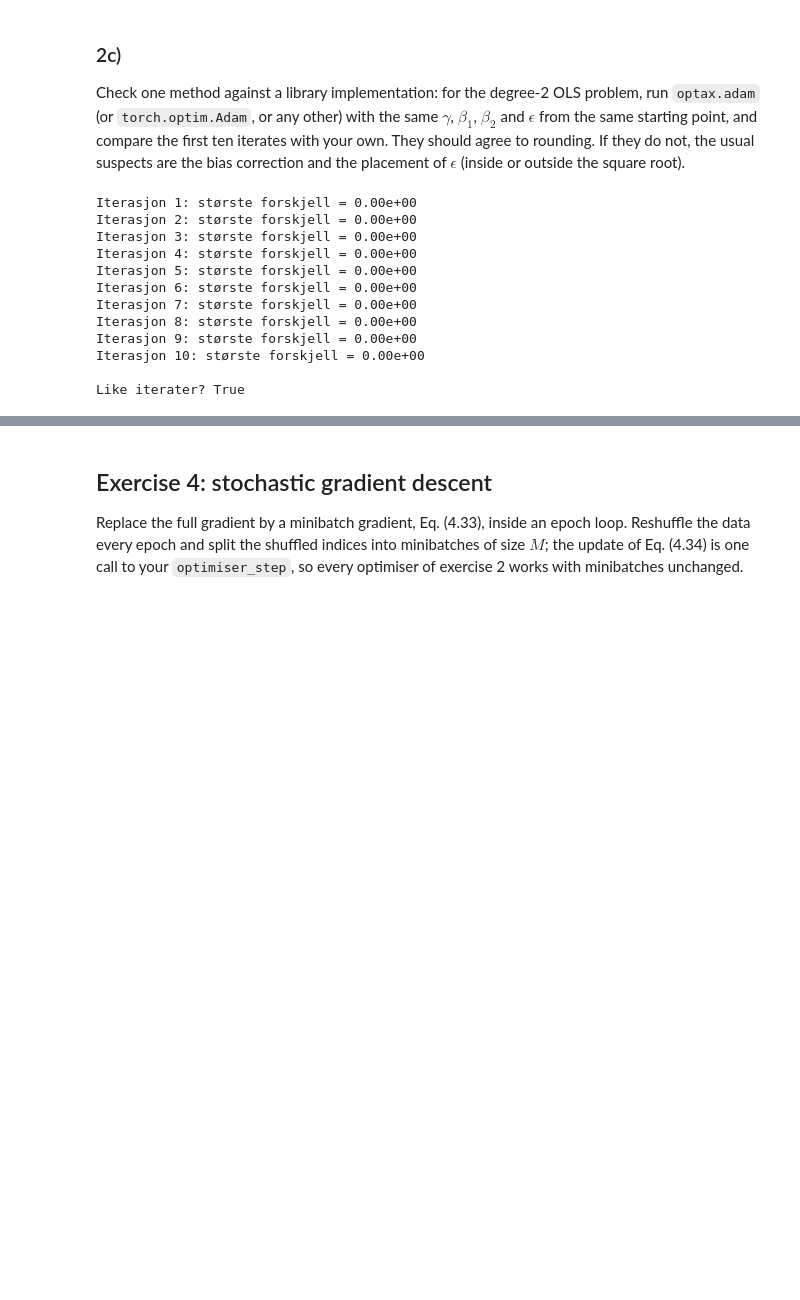
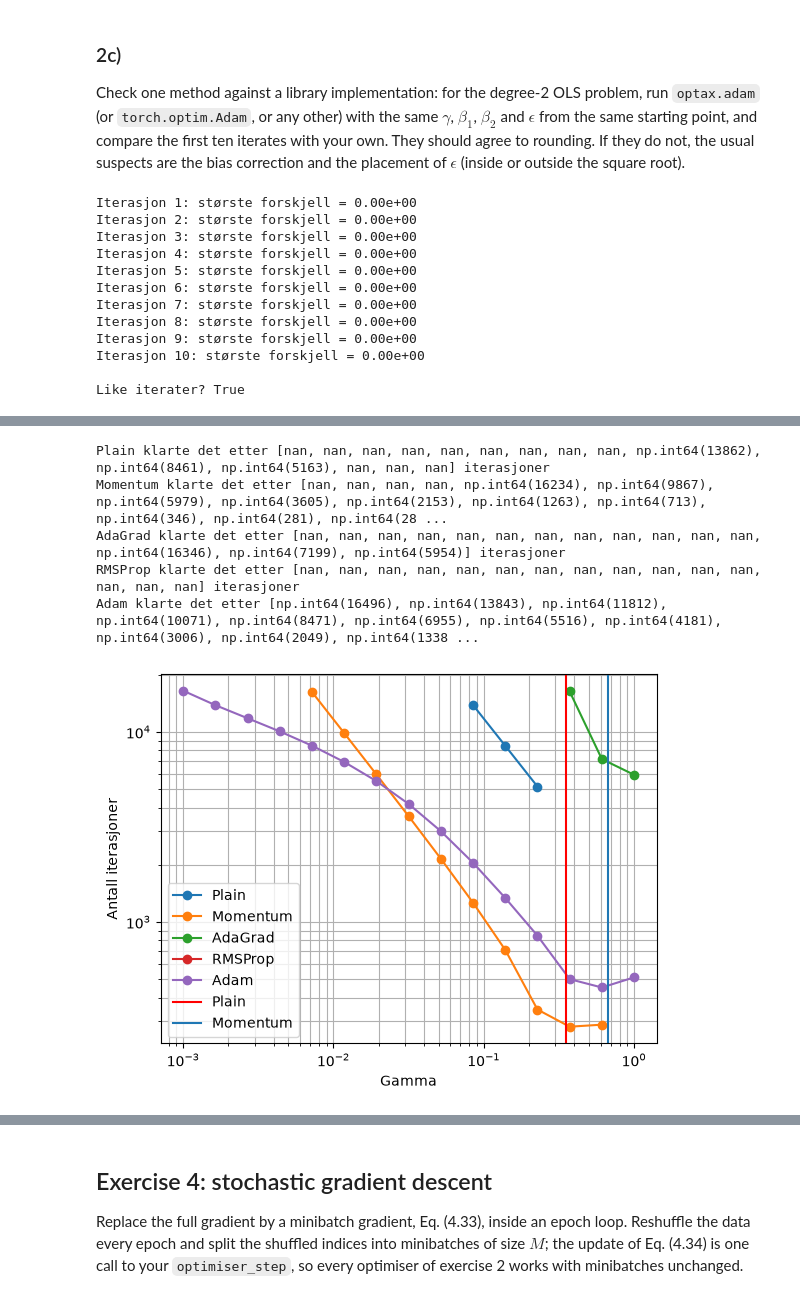
Before and after one commit to Timholmen96/MachineLearningUiO, a Jupyter notebook: doc/WeeklyMaterial/week38/exercisesweek38.ipynb, the cells around one changed output, grey strips where cells are left out. Cells and saved outputs as stored; diff of their text form; code cells hidden in the pictures; blank space fills up the shorter version.

```diff
--- a/doc/WeeklyMaterial/week38/exercisesweek38.ipynb
+++ b/doc/WeeklyMaterial/week38/exercisesweek38.ipynb
@@ -452,0 +439,65 @@ what is the lesson for how optimisers should be compared in Project 1?
+# %%
+gam3 = np.logspace(-3,0,15)
+lmb = 0 # OLS Problem
+
+degree = 5
+theta0 = np.zeros(degree)
+grad = lambda th: gradient(th, X5, y5, lam = 0.0)
+it_R = {}
+n_i = 20000
+def run_throug_gamlog(gamma):
+    runs = {
+        "Plain":    optimise(grad, theta0, "plain",    gamma=gamma, num_iters=n_i)[0],
+        "Momentum": optimise(grad, theta0, "momentum", gamma=gamma, num_iters=n_i)[0],
+        "AdaGrad":  optimise(grad, theta0, "adagrad",  gamma=gamma, num_iters=n_i)[0],
+        "RMSProp": optimise(grad, theta0, "rmsprop",  gamma=gamma, num_iters=n_i)[0],
+        "Adam":     optimise(grad, theta0, "adam",     gamma=gamma, num_iters=n_i)[0],
+    }
+    for name, history in runs.items():
+        iterations = np.arange(len(history))
+        error = np.abs(history - theta5D_O)
+
+        total_error = np.linalg.norm(history - theta5D_O, axis=1)
+        reached = np.flatnonzero(total_error < 1e-6)
+        if len(reached) > 0:
+            it_R[name]= (reached[0])
+        else:
+            it_R[name]=np.nan
+
+    return it_R
+
+resultater = {
+    "Plain": [],
+    "Momentum": [],
+    "AdaGrad": [],
+    "RMSProp": [],
+    "Adam": []
+}
+
+for gam in gam3:
+    itera = run_throug_gamlog(gam)
+
+    for metode, iterasjon in itera.items():
+        resultater[metode].append(iterasjon)
+
+
+for metode, iterasjon in resultater.items():
+    it = resultater[metode]
+    print(f"{metode} klarte det etter {iterasjon} iterasjoner")
+    plt.loglog(gam3, iterasjon, marker="o", label = metode)
+
+plt.xlabel("Gamma")
+plt.ylabel("Antall iterasjoner")
+beta=0.9
+plt.axvline(2 / eigs.max(), color="red",label = "Plain")
+plt.axvline(2*(1+beta) / eigs.max(), label ="Momentum")
+plt.legend()
+plt.grid(True, which="both")
+plt.show()
+# %% [output]
+Plain klarte det etter [nan, nan, nan, nan, nan, nan, nan, nan, nan, np.int64(13862), np.int64(8461), np.int64(5163), nan, nan, nan] iterasjoner
+Momentum klarte det etter [nan, nan, nan, nan, np.int64(16234), np.int64(9867), np.int64(5979), np.int64(3605), np.int64(2153), np.int64(1263), np.int64(713), np.int64(346), np.int64(281), np.int64(28 ...
+AdaGrad klarte det etter [nan, nan, nan, nan, nan, nan, nan, nan, nan, nan, nan, nan, np.int64(16346), np.int64(7199), np.int64(5954)] iterasjoner
+RMSProp klarte det etter [nan, nan, nan, nan, nan, nan, nan, nan, nan, nan, nan, nan, nan, nan, nan] iterasjoner
+Adam klarte det etter [np.int64(16496), np.int64(13843), np.int64(11812), np.int64(10071), np.int64(8471), np.int64(6955), np.int64(5516), np.int64(4181), np.int64(3006), np.int64(2049), np.int64(1338 ...
+[figure, added]
```
Also changed, not shown: parts of 20 cells of this notebook, 5 other files.
